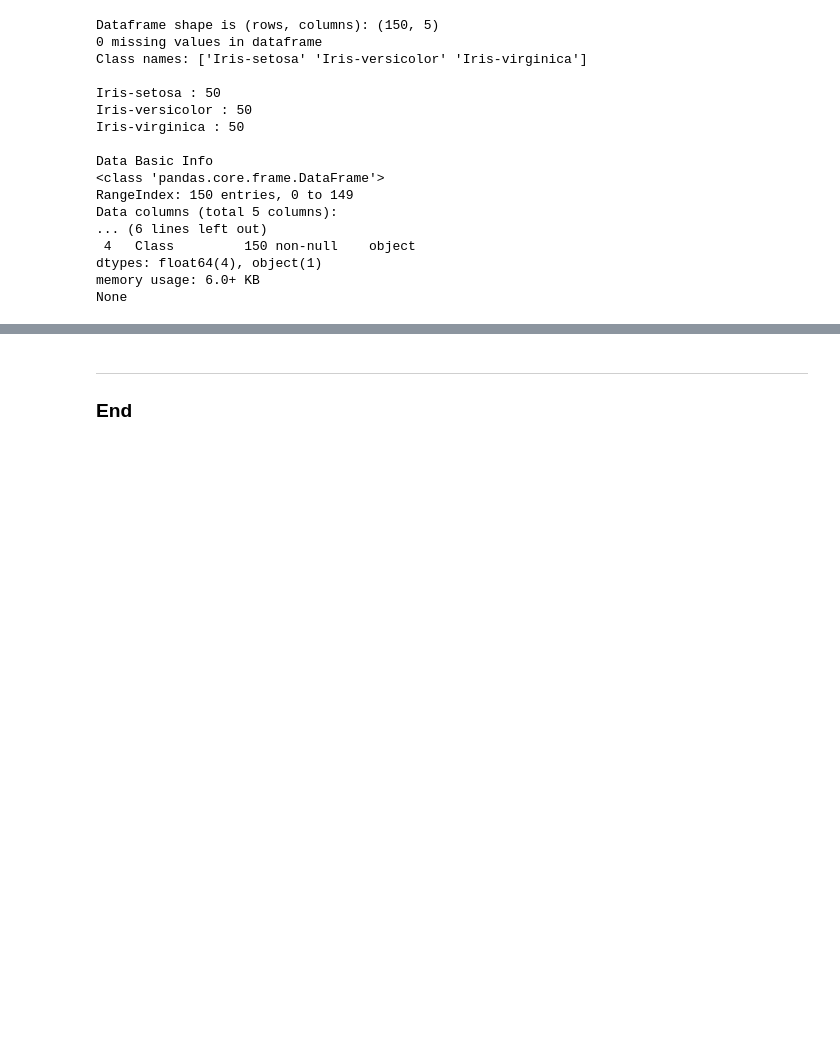
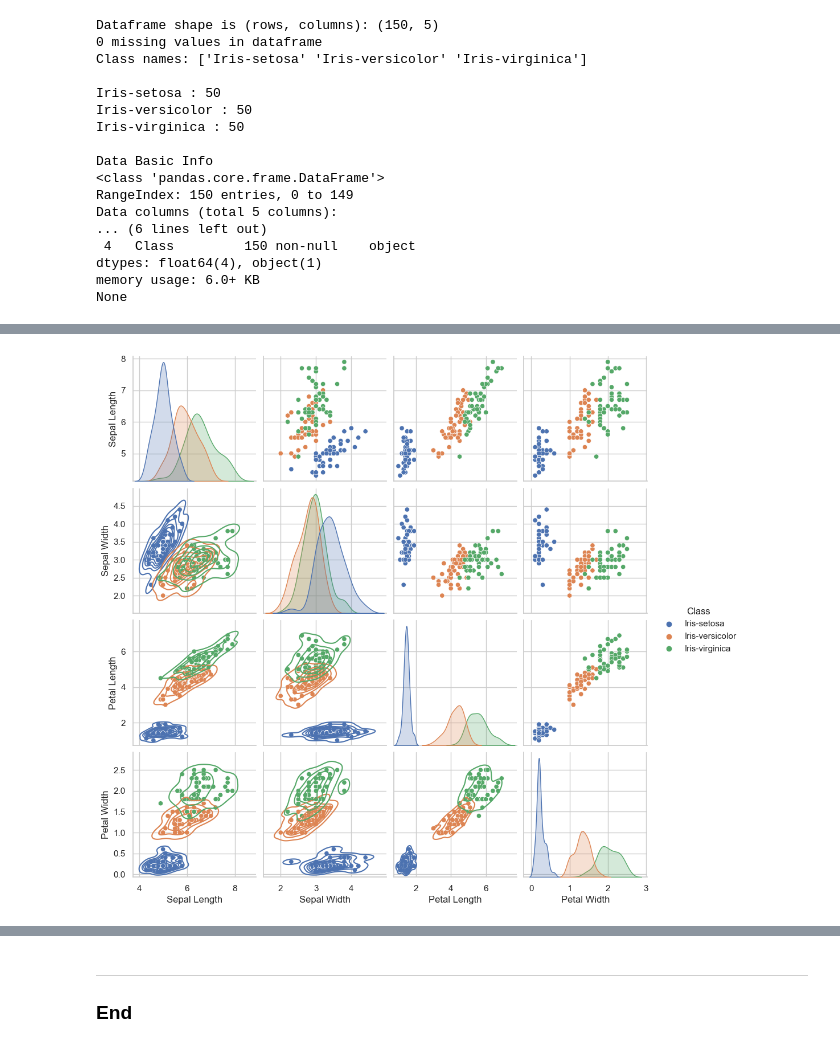
Before and after one commit to Eilis9/Fund_DA, a Jupyter notebook: project.ipynb, the cells around one changed output, grey strips where cells are left out. Saved outputs shown, nothing was run; the diff lists cells and outputs as text; code cells hidden in the pictures; blank space fills up the shorter version.

```diff
--- a/project.ipynb
+++ b/project.ipynb
@@ -123,0 +185,8 @@ data.describe()
+# %%
+# Plot the Seaborn pairplot [4] Theme [5]
+sns.set_theme(style='whitegrid')
+g = sns.pairplot(data, hue="Class", diag_kind="kde")
+g.map_lower(sns.kdeplot, levels=7, color=".2")
+plt.show()
+# %% [output]
+[figure, added]
```
Also changed, not shown: parts of 11 cells of this notebook, 4 other files.
